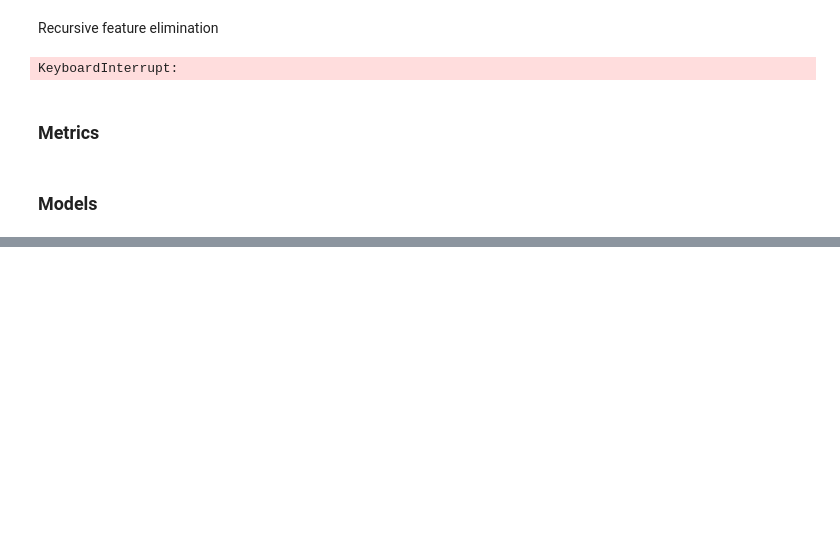
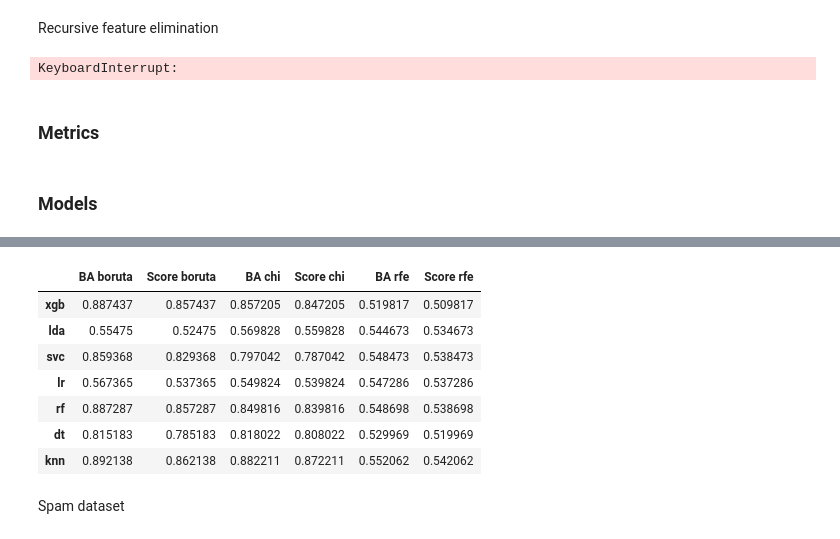
Before and after one commit to kaczmareka/aml_project2, a Jupyter notebook: data_read_with_boruta.ipynb, the cells around one changed output, grey strips where cells are left out. Cells and saved outputs as stored; diff of their text form; code cells hidden in the pictures; blank space fills up the shorter version.

```diff
--- a/data_read_with_boruta.ipynb
+++ b/data_read_with_boruta.ipynb
@@ -204,0 +243,44 @@ from sklearn.neighbors import KNeighborsClassifier
+# %%
+%%capture
+art_train_X_rfe_features=rfe_select_features(art_train_X, art_train_y, 10)
+art_train_X_rfe=change_data_with_selected_features(art_train_X, art_train_X_rfe_features)
+art_val_X_rfe=change_data_with_selected_features(art_val_X, art_train_X_rfe_features)
+art_test_data_rfe=change_data_with_selected_features(art_test_data, art_train_X_rfe_features)
+# %%
+%%capture
+models=['xgb', 'lda', 'svc', 'lr', 'rf', 'dt', 'knn']
+all_scores_artificial_boruta=pd.DataFrame(index=['xgb', 'lda', 'svc', 'lr', 'rf', 'dt', 'knn'],
+                            columns=['BA boruta', 'Score boruta'])
+for model in models:
+    BA, score=train_model(model, art_train_X_boruta2, art_train_y, art_val_X_boruta2, art_val_y, 'artificial')
+    all_scores_artificial_boruta.loc[model]=[BA, score]
+# %%
+%%capture
+models=['xgb', 'lda', 'svc', 'lr', 'rf', 'dt', 'knn']
+all_scores_artificial_chi=pd.DataFrame(index=['xgb', 'lda', 'svc', 'lr', 'rf', 'dt', 'knn'],
+                            columns=['BA chi', 'Score chi'])
+for model in models:
+    BA, score=train_model(model, art_train_X_chi2, art_train_y, art_val_X_chi2, art_val_y, 'artificial')
+    all_scores_artificial_chi.loc[model]=[BA, score]
+# %%
+%%capture
+models=['xgb', 'lda', 'svc', 'lr', 'rf', 'dt', 'knn']
+all_scores_artificial_rfe=pd.DataFrame(index=['xgb', 'lda', 'svc', 'lr', 'rf', 'dt', 'knn'],
+                            columns=['BA rfe', 'Score rfe'])
+for model in models:
+    BA, score=train_model(model, art_train_X_rfe, art_train_y, art_val_X_rfe, art_val_y, 'artificial')
+    all_scores_artificial_rfe.loc[model]=[BA, score]
+# %%
+all_results_artificial=pd.concat([all_scores_artificial_boruta, all_scores_artificial_chi, all_scores_artificial_rfe], axis=1)
+all_results_artificial
+# %% [output]
+|  | BA boruta | Score boruta | BA chi | Score chi | BA rfe | Score rfe |
+| xgb | 0.887437 | 0.857437 | 0.857205 | 0.847205 | 0.519817 | 0.509817 |
+| lda | 0.55475 | 0.52475 | 0.569828 | 0.559828 | 0.544673 | 0.534673 |
+| svc | 0.859368 | 0.829368 | 0.797042 | 0.787042 | 0.548473 | 0.538473 |
+| lr | 0.567365 | 0.537365 | 0.549824 | 0.539824 | 0.547286 | 0.537286 |
+| rf | 0.887287 | 0.857287 | 0.849816 | 0.839816 | 0.548698 | 0.538698 |
+| dt | 0.815183 | 0.785183 | 0.818022 | 0.808022 | 0.529969 | 0.519969 |
+| knn | 0.892138 | 0.862138 | 0.882211 | 0.872211 | 0.552062 | 0.542062 |
+# %% [markdown]
+Spam dataset
```
Also changed, not shown: parts of 21 cells of this notebook.
